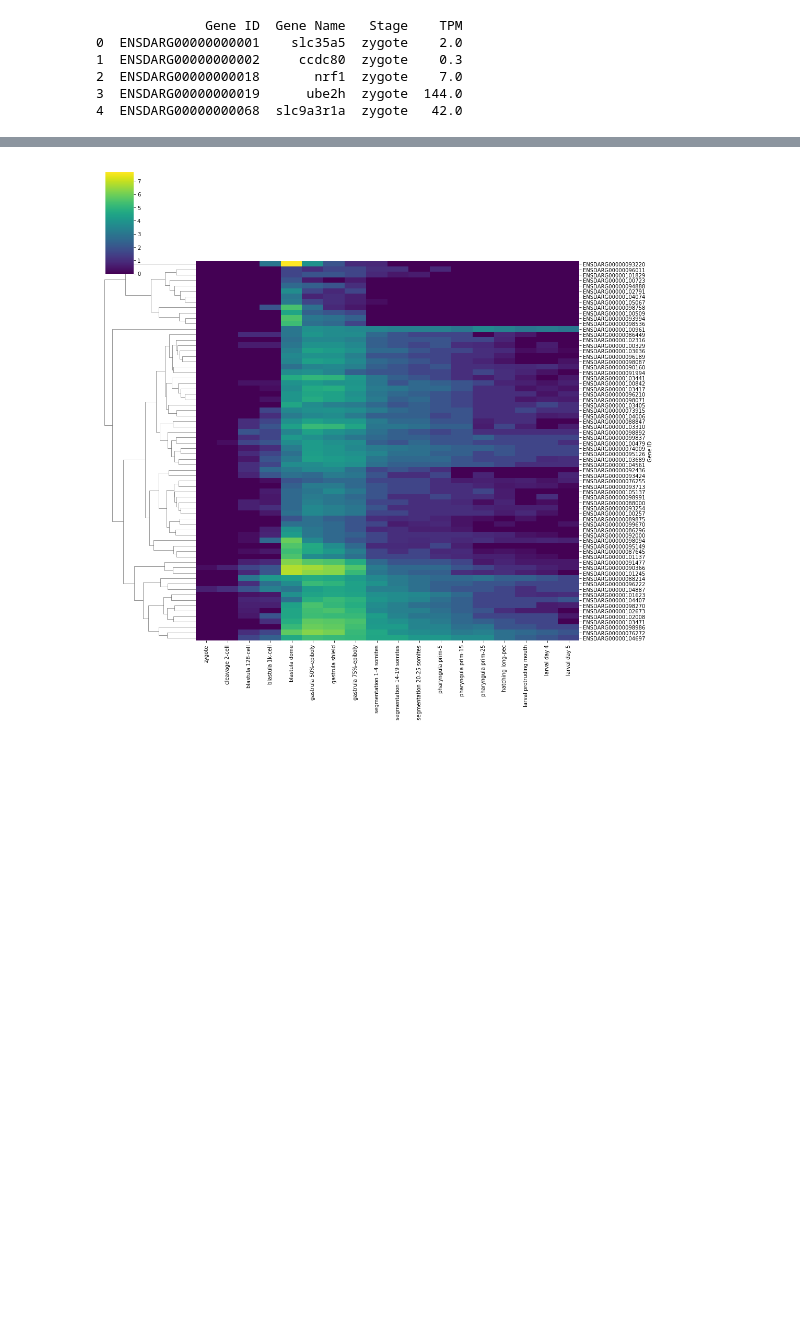
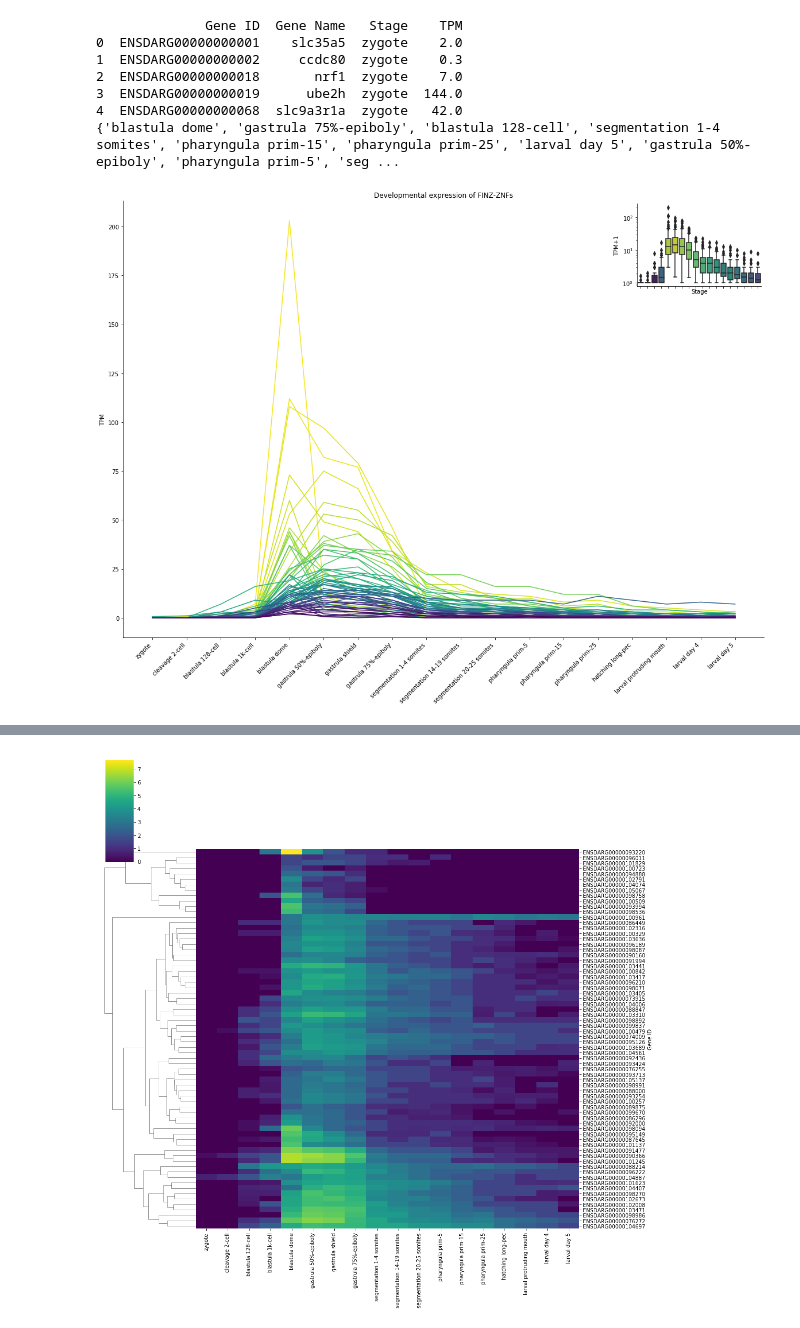
Before and after one commit to jonathan-wells/finz-znf, a Jupyter notebook: analysis/expression.ipynb, the cells around one changed output, grey strips where cells are left out. Cells and saved outputs as stored; diff of their text form; code cells hidden in the pictures; blank space fills up the shorter version.

```diff
--- a/analysis/expression.ipynb
+++ b/analysis/expression.ipynb
@@ -13,6 +17,7 @@ expression_df = pd.read_csv('../data/expression/White2017_expression_tpm.tsv',
 devstages = list(expression_df.columns)[2:]
 melted_expression_df = expression_df.melt(id_vars=['Gene ID', 'Gene Name'], var_name='Stage', value_name='TPM')
 print(melted_expression_df.head())
+print(set(melted_expression_df['Stage'].tolist()))
 # %% [output]
               Gene ID  Gene Name   Stage    TPM
 0  ENSDARG00000000001    slc35a5  zygote    2.0
@@ -20,3 +25,4 @@ print(melted_expression_df.head())
 2  ENSDARG00000000018       nrf1  zygote    7.0
 3  ENSDARG00000000019      ube2h  zygote  144.0
 4  ENSDARG00000000068  slc9a3r1a  zygote   42.0
+{'blastula dome', 'gastrula 75%-epiboly', 'blastula 128-cell', 'segmentation 1-4 somites', 'pharyngula prim-15', 'pharyngula prim-25', 'larval day 5', 'gastrula 50%-epiboly', 'pharyngula prim-5', 'seg ...
@@ -23 +41,45 @@ print(melted_expression_df.head())
+# %%
+fig, ax = plt.subplots(figsize=(20, 14))
+
+sns.lineplot(data=melted_expression_df.loc[melted_expression_df['Gene ID'].isin(finz_znfs)],
+             x='Stage',
+             y='TPM',
+             hue='Gene ID',
+             sort=False,
+             palette='viridis_r',
+             hue_order=hue_order[::-1],
+             ax=ax)
+ax.set_title('Developmental expression of FINZ-ZNFs')
+ax.get_legend().remove()
+ax.set_xlabel('')
+plt.xticks(rotation=45, ha='right')
+
+axins = inset_axes(ax, width=3, height=2)
+axins.tick_params(labelleft=True, labelbottom=False)
+
+box_hue_order = melted_expression_df.loc[melted_expression_df['Gene ID'].isin(finz_znfs)] \
+    .groupby('Stage') \
+    .median() \
+    .reset_index() \
+    .sort_values('TPM+1')['Stage'] \
+    .to_list()
+
+sns.boxplot(data=melted_expression_df.loc[melted_expression_df['Gene ID'].isin(finz_znfs)],
+            x='Stage',
+            y='TPM+1',
+            hue='Stage',
+            dodge=False,
+            palette='viridis',
+            hue_order=box_hue_order,
+            ax=axins)
+axins.set_yscale('log')
+axins.get_legend().remove()
+plt.xticks(rotation=45, ha='right')
+
+sns.despine()
+plt.show()
+
+fig.savefig('/Users/jonwells/Desktop/znf_expression.pdf', bbox_inches='tight')
+# %% [output]
+[figure, added]
 # %%
```
Also changed, not shown: parts of 8 cells of this notebook, 7 other files.
